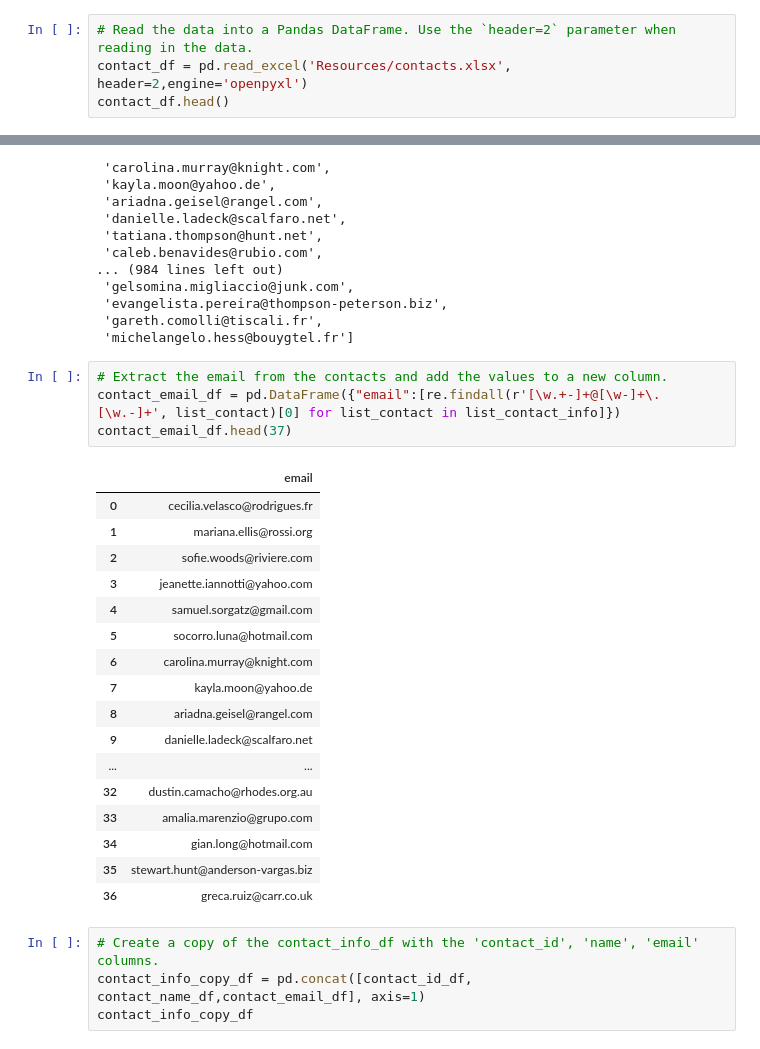
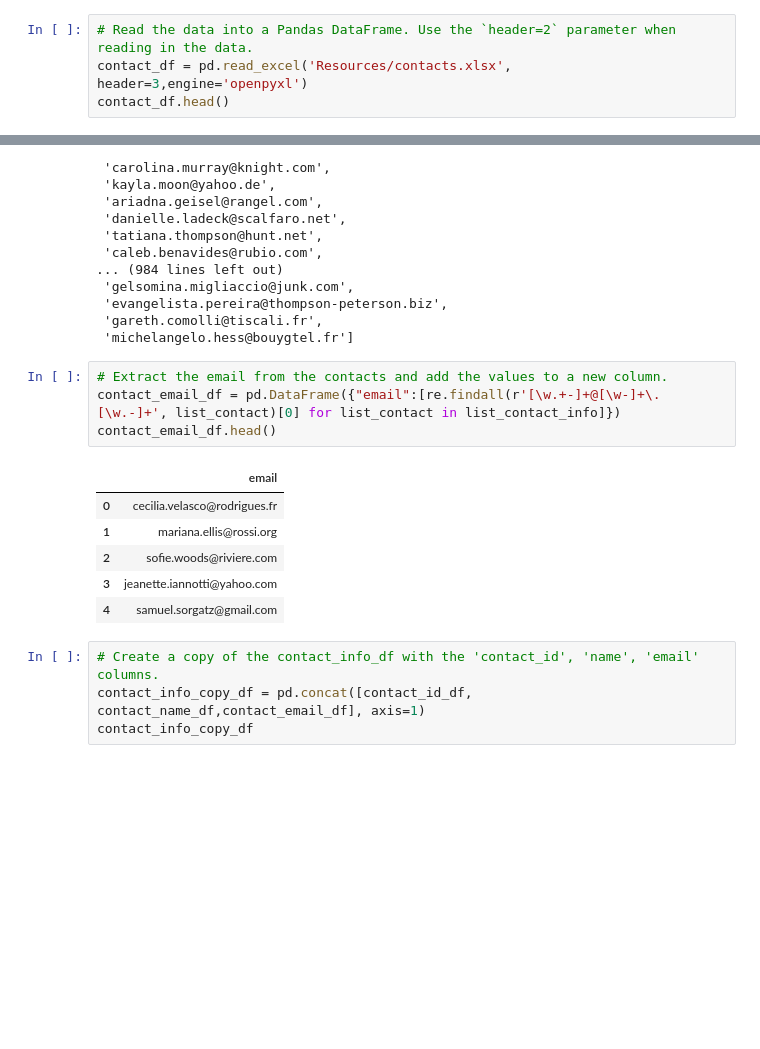
Before and after one commit to shwetajain1022/Crowdfunding_ETL, a Jupyter notebook: ETL_Mini_Project_Starter_Code_SJ.ipynb, the cells around one changed output, grey strips where cells are left out. Saved outputs shown, nothing was run; the diff lists cells and outputs as text; blank space fills up the shorter version.

```diff
--- a/ETL_Mini_Project_Starter_Code_SJ.ipynb
+++ b/ETL_Mini_Project_Starter_Code_SJ.ipynb
@@ -318,6 +306,6 @@ campaign_cleaned.to_csv("Resources/campaign.csv", index=False)
 # %%
 # Read the data into a Pandas DataFrame. Use the `header=2` parameter when reading in the data.
-contact_df = pd.read_excel('Resources/contacts.xlsx', header=2,engine='openpyxl')
+contact_df = pd.read_excel('Resources/contacts.xlsx', header=3,engine='openpyxl')
 contact_df.head()
 # %% [output]
 |  | contact_info |
@@ -524,25 +512,14 @@ contact_name_df
 # %%
 # Extract the email from the contacts and add the values to a new column.
 contact_email_df = pd.DataFrame({"email":[re.findall(r'[\w.+-]+@[\w-]+\.[\w.-]+', list_contact)[0] for list_contact in list_contact_info]})
-contact_email_df.head(37)
+contact_email_df.head()
 # %% [output]
 |  | email |
 | 0 | cecilia.velasco@rodrigues.fr |
 | 1 | mariana.ellis@rossi.org |
 | 2 | sofie.woods@riviere.com |
 | 3 | jeanette.iannotti@yahoo.com |
 | 4 | samuel.sorgatz@gmail.com |
-| 5 | socorro.luna@hotmail.com |
-| 6 | carolina.murray@knight.com |
-| 7 | kayla.moon@yahoo.de |
-| 8 | ariadna.geisel@rangel.com |
-| 9 | danielle.ladeck@scalfaro.net |
-| ... | ... |
-| 32 | dustin.camacho@rhodes.org.au |
-| 33 | amalia.marenzio@grupo.com |
-| 34 | gian.long@hotmail.com |
-| 35 | stewart.hunt@anderson-vargas.biz |
-| 36 | greca.ruiz@carr.co.uk |
 # %%
 # Create a copy of the contact_info_df with the 'contact_id', 'name', 'email' columns.
 contact_info_copy_df = pd.concat([contact_id_df, contact_name_df,contact_email_df], axis=1)
```
Also changed, not shown: parts of 7 cells of this notebook.
